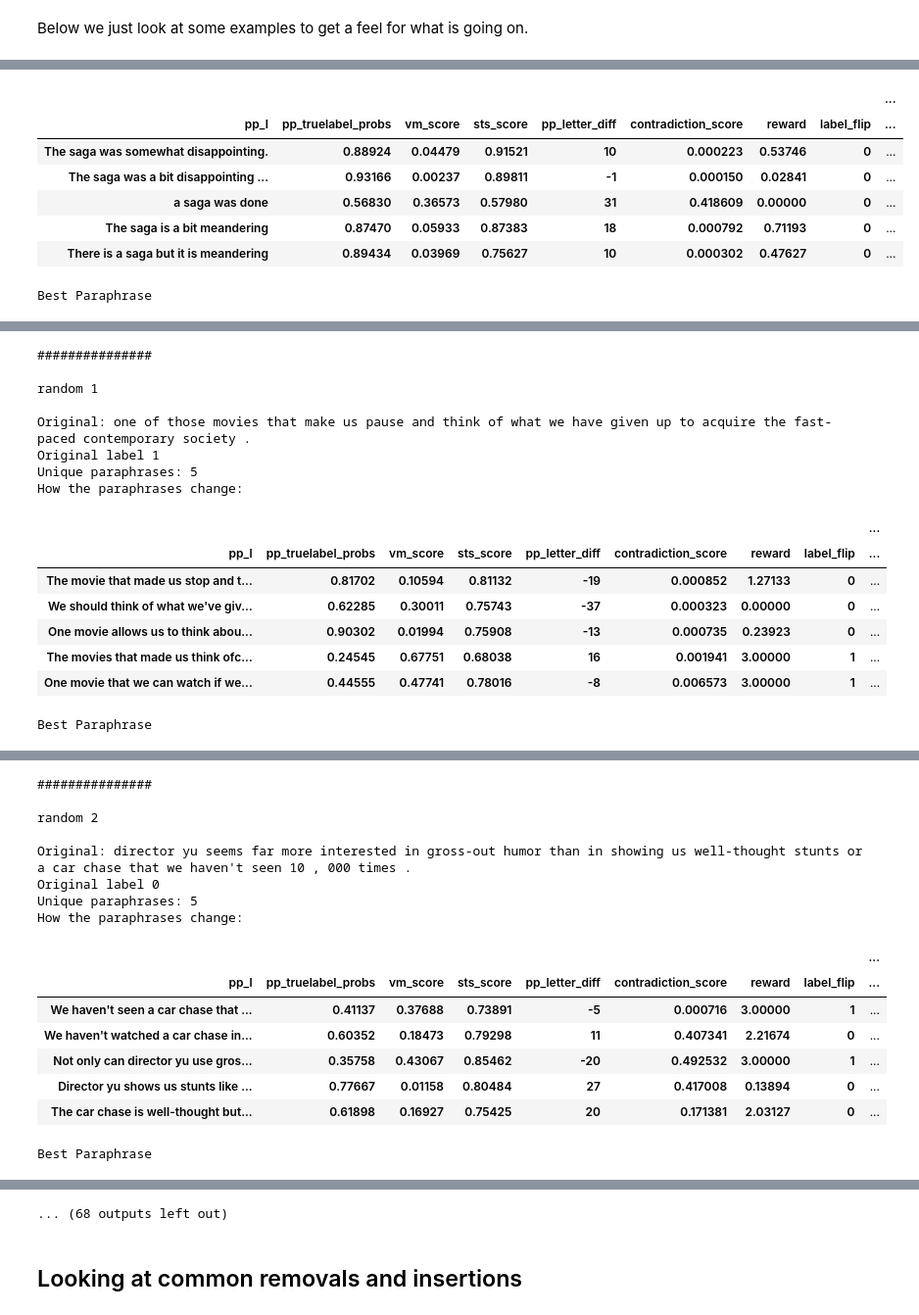
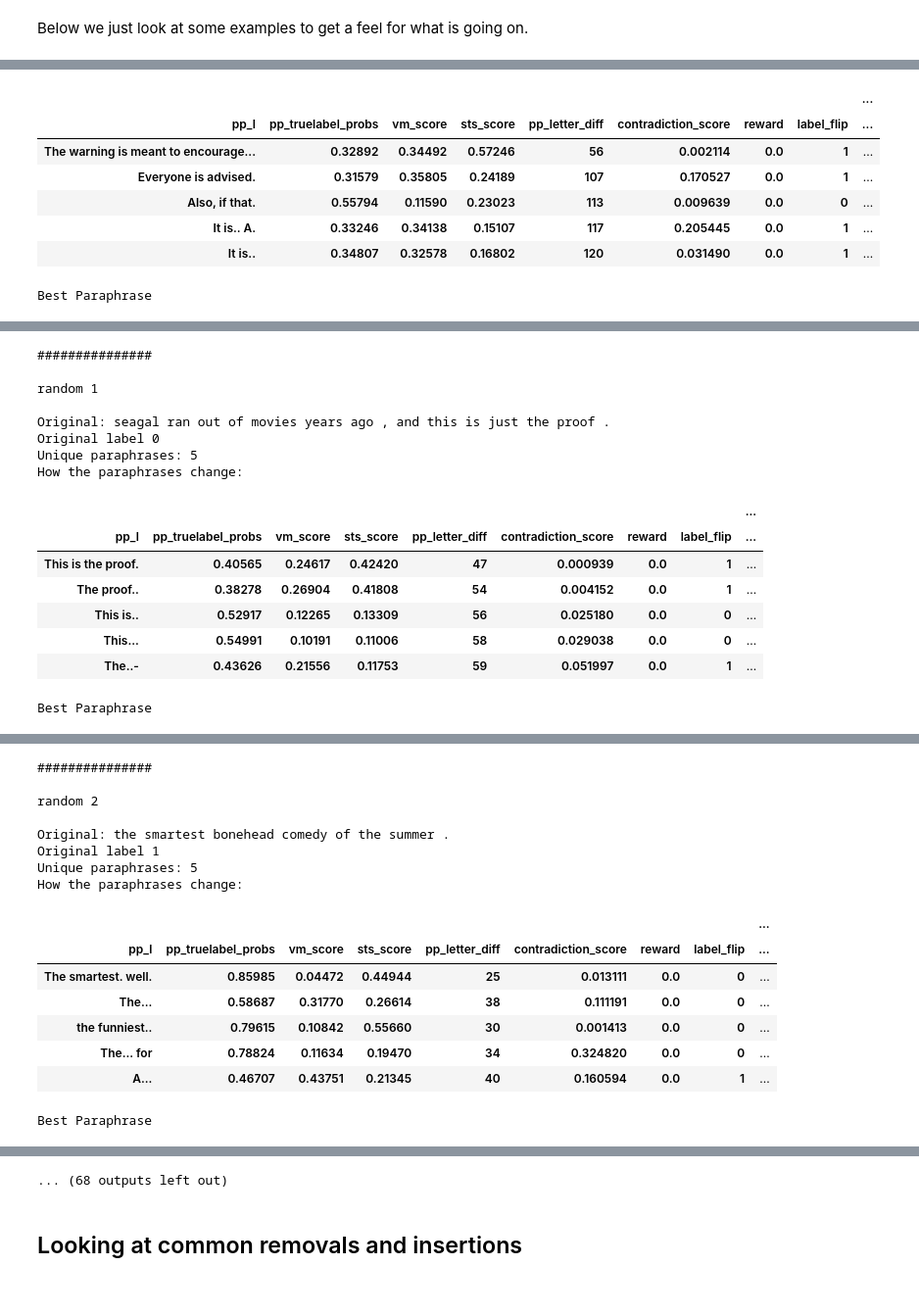
Before and after one commit to puzzler10/travis_attack, a Jupyter notebook: show_examples.ipynb, the cells around one changed output, grey strips where cells are left out. Shown at 98% size. Saved outputs shown, nothing was run; the diff lists cells and outputs as text; code cells hidden in the pictures.

```diff
--- a/show_examples.ipynb
+++ b/show_examples.ipynb
@@ -57,7 +57,8 @@ def print_stats(df, idx_d, key, i):
     n_pp_unique = len(pp_unique)
 
     # showing a "timeline" of how the paraphrases change over the epochs
-    g_fields = ["pp_l","pp_truelabel_probs","vm_score","sts_score","pp_letter_diff", "contradiction_score", "reward","label_flip"]
+    g_fields = ["pp_l","pp_truelabel_probs","vm_score","sts_score","pp_letter_diff", "contradiction_score", "reward","label_flip", 'pp_logp',
+       'ref_logp', 'kl_div', 'reward_with_kl', 'loss']
     #g_fields = ["pp_l","vm_score"]
     g = df1.groupby(g_fields).agg({'epoch' : lambda x: list(x)})
     g = g.sort_values(by='epoch', key = lambda col: col.map(lambda x: np.min(x)))
@@ -78,5 +99,5 @@ def print_interesting_text_stats(df, n):
 # %%
-split = 'valid'
+split = 'training_step'
 df_d = get_training_dfs(path_run, postprocessed=True)
 idx_d = get_interesting_idx(df_d[split], n=5)
 print_interesting_text_stats(df_d[split], n=5)
@@ -89,12 +110,12 @@ Original: a somewhat disappointing and meandering saga .
 Original label 0
 Unique paraphrases: 5
 How the paraphrases change:
 |  |  |  |  |  |  |  |  | ... |
 | pp_l | pp_truelabel_probs | vm_score | sts_score | pp_letter_diff | contradiction_score | reward | label_flip | ... |
-| The saga was somewhat disappointing. | 0.88924 | 0.04479 | 0.91521 | 10 | 0.000223 | 0.53746 | 0 | ... |
-| The saga was a bit disappointing ... | 0.93166 | 0.00237 | 0.89811 | -1 | 0.000150 | 0.02841 | 0 | ... |
-| a saga was done | 0.56830 | 0.36573 | 0.57980 | 31 | 0.418609 | 0.00000 | 0 | ... |
-| The saga is a bit meandering | 0.87470 | 0.05933 | 0.87383 | 18 | 0.000792 | 0.71193 | 0 | ... |
-| There is a saga but it is meandering | 0.89434 | 0.03969 | 0.75627 | 10 | 0.000302 | 0.47627 | 0 | ... |
+| The warning is meant to encourage... | 0.32892 | 0.34492 | 0.57246 | 56 | 0.002114 | 0.0 | 1 | ... |
+| Everyone is advised. | 0.31579 | 0.35805 | 0.24189 | 107 | 0.170527 | 0.0 | 1 | ... |
+| Also, if that. | 0.55794 | 0.11590 | 0.23023 | 113 | 0.009639 | 0.0 | 0 | ... |
+| It is.. A. | 0.33246 | 0.34138 | 0.15107 | 117 | 0.205445 | 0.0 | 1 | ... |
+| It is.. | 0.34807 | 0.32578 | 0.16802 | 120 | 0.031490 | 0.0 | 1 | ... |
 Best Paraphrase
 |  | idx | epoch | orig_l | pp_l | orig_truelabel_probs | pp_truelabel_probs | pp_predclass_probs | ... |
@@ -103,16 +124,16 @@ Best Paraphrase
 
 random 1
 
-Original: one of those movies that make us pause and think of what we have given up to acquire the fast-paced contemporary society .
-Original label 1
+Original: seagal ran out of movies years ago , and this is just the proof .
+Original label 0
 Unique paraphrases: 5
 How the paraphrases change:
 |  |  |  |  |  |  |  |  | ... |
 | pp_l | pp_truelabel_probs | vm_score | sts_score | pp_letter_diff | contradiction_score | reward | label_flip | ... |
-| The movie that made us stop and t... | 0.81702 | 0.10594 | 0.81132 | -19 | 0.000852 | 1.27133 | 0 | ... |
-| We should think of what we've giv... | 0.62285 | 0.30011 | 0.75743 | -37 | 0.000323 | 0.00000 | 0 | ... |
-| One movie allows us to think abou... | 0.90302 | 0.01994 | 0.75908 | -13 | 0.000735 | 0.23923 | 0 | ... |
-| The movies that made us think ofc... | 0.24545 | 0.67751 | 0.68038 | 16 | 0.001941 | 3.00000 | 1 | ... |
-| One movie that we can watch if we... | 0.44555 | 0.47741 | 0.78016 | -8 | 0.006573 | 3.00000 | 1 | ... |
+| This is the proof. | 0.40565 | 0.24617 | 0.42420 | 47 | 0.000939 | 0.0 | 1 | ... |
+| The proof.. | 0.38278 | 0.26904 | 0.41808 | 54 | 0.004152 | 0.0 | 1 | ... |
+| This is.. | 0.52917 | 0.12265 | 0.13309 | 56 | 0.025180 | 0.0 | 0 | ... |
+| This... | 0.54991 | 0.10191 | 0.11006 | 58 | 0.029038 | 0.0 | 0 | ... |
+| The..- | 0.43626 | 0.21556 | 0.11753 | 59 | 0.051997 | 0.0 | 1 | ... |
 Best Paraphrase
 |  | idx | epoch | orig_l | pp_l | orig_truelabel_probs | pp_truelabel_probs | pp_predclass_probs | ... |
@@ -121,16 +142,16 @@ Best Paraphrase
 
 random 2
 
-Original: director yu seems far more interested in gross-out humor than in showing us well-thought stunts or a car chase that we haven't seen 10 , 000 times .
-Original label 0
+Original: the smartest bonehead comedy of the summer .
+Original label 1
 Unique paraphrases: 5
 How the paraphrases change:
 |  |  |  |  |  |  |  |  | ... |
 | pp_l | pp_truelabel_probs | vm_score | sts_score | pp_letter_diff | contradiction_score | reward | label_flip | ... |
-| We haven't seen a car chase that ... | 0.41137 | 0.37688 | 0.73891 | -5 | 0.000716 | 3.00000 | 1 | ... |
-| We haven't watched a car chase in... | 0.60352 | 0.18473 | 0.79298 | 11 | 0.407341 | 2.21674 | 0 | ... |
-| Not only can director yu use gros... | 0.35758 | 0.43067 | 0.85462 | -20 | 0.492532 | 3.00000 | 1 | ... |
-| Director yu shows us stunts like ... | 0.77667 | 0.01158 | 0.80484 | 27 | 0.417008 | 0.13894 | 0 | ... |
-| The car chase is well-thought but... | 0.61898 | 0.16927 | 0.75425 | 20 | 0.171381 | 2.03127 | 0 | ... |
+| The smartest. well. | 0.85985 | 0.04472 | 0.44944 | 25 | 0.013111 | 0.0 | 0 | ... |
+| The... | 0.58687 | 0.31770 | 0.26614 | 38 | 0.111191 | 0.0 | 0 | ... |
+| the funniest.. | 0.79615 | 0.10842 | 0.55660 | 30 | 0.001413 | 0.0 | 0 | ... |
+| The... for | 0.78824 | 0.11634 | 0.19470 | 34 | 0.324820 | 0.0 | 0 | ... |
+| A... | 0.46707 | 0.43751 | 0.21345 | 40 | 0.160594 | 0.0 | 1 | ... |
 Best Paraphrase
 |  | idx | epoch | orig_l | pp_l | orig_truelabel_probs | pp_truelabel_probs | pp_predclass_probs | ... |
```
Also changed, not shown: parts of 3 cells of this notebook, 41 other files.
